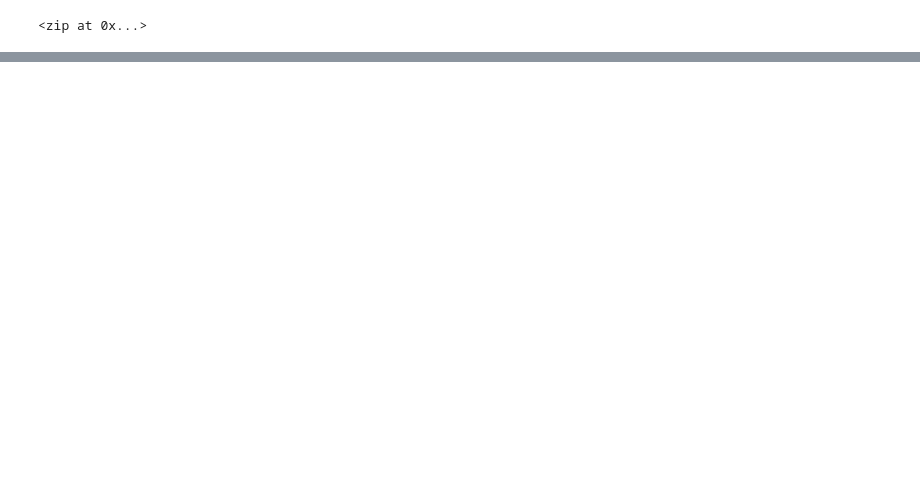
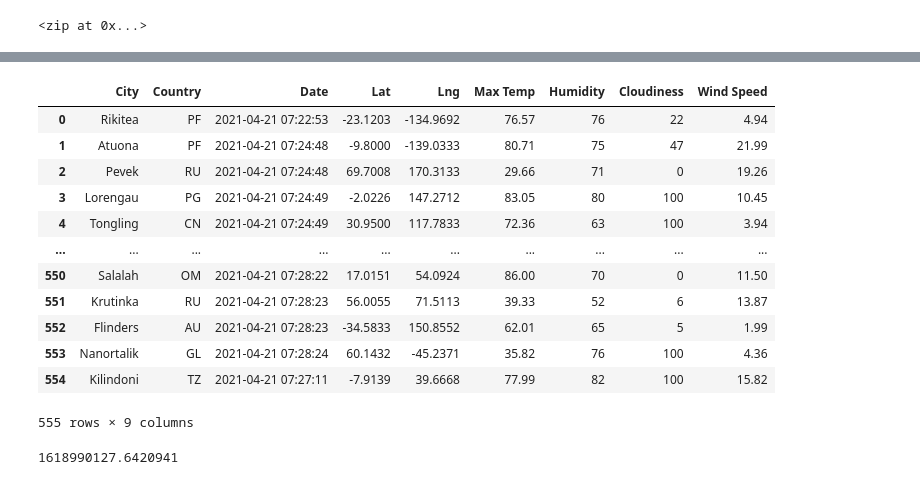
Before and after one commit to MikMickey/World_Weather_Analysis, a Jupyter notebook: WeatherPy.ipynb, the cells around one changed output, grey strips where cells are left out. Drawn from its saved outputs; the diff is of its cells as text; code cells hidden in the pictures; blank space fills up the shorter version.

Commit message:
update WeatherPy

```diff
--- a/WeatherPy.ipynb
+++ b/WeatherPy.ipynb
@@ -16,0 +44,12 @@ coordinates = list(lat_lngs)
+# %%
+# Create a list for holding the cities.
+cities = []
+# Identify the nearest city for each latitude and longitude combination.
+for coordinate in coordinates:
+    city = citipy.nearest_city(coordinate[0], coordinate[1]).city_name
+
+    # If the city is unique, then we will add it to the cities list.
+    if city not in cities:
+        cities.append(city)
+# Print the city count to confirm sufficient count.
+len(cities)
@@ -60,0 +134,2 @@ len(cities)
+# %%
+url = "http://api.openweathermap.org/data/2.5/weather?units=Imperial&APPID=" + weather_api_key
@@ -60,0 +226,4 @@ len(cities)
+# %%
+# Convert the array of dictionaries to a Pandas DataFrame.
+city_data_df = pd.DataFrame(city_data)
+city_data_df.head(10)
@@ -60,0 +242,21 @@ len(cities)
+# %%
+# Reorder the column order
+new_column_order = ["City", "Country", "Date", "Lat","Lng", "Max Temp", "Humidity", "Cloudiness", "Wind Speed"]
+# %%
+city_data_df = city_data_df[new_column_order]
+
+city_data_df
+# %% [output]
+|  | City | Country | Date | Lat | Lng | Max Temp | Humidity | Cloudiness | Wind Speed |
+| 0 | Rikitea | PF | 2021-04-21 07:22:53 | -23.1203 | -134.9692 | 76.57 | 76 | 22 | 4.94 |
+| 1 | Atuona | PF | 2021-04-21 07:24:48 | -9.8000 | -139.0333 | 80.71 | 75 | 47 | 21.99 |
+| 2 | Pevek | RU | 2021-04-21 07:24:48 | 69.7008 | 170.3133 | 29.66 | 71 | 0 | 19.26 |
+| 3 | Lorengau | PG | 2021-04-21 07:24:49 | -2.0226 | 147.2712 | 83.05 | 80 | 100 | 10.45 |
+| 4 | Tongling | CN | 2021-04-21 07:24:49 | 30.9500 | 117.7833 | 72.36 | 63 | 100 | 3.94 |
+| ... | ... | ... | ... | ... | ... | ... | ... | ... | ... |
+| 550 | Salalah | OM | 2021-04-21 07:28:22 | 17.0151 | 54.0924 | 86.00 | 70 | 0 | 11.50 |
+| 551 | Krutinka | RU | 2021-04-21 07:28:23 | 56.0055 | 71.5113 | 39.33 | 52 | 6 | 13.87 |
+| 552 | Flinders | AU | 2021-04-21 07:28:23 | -34.5833 | 150.8552 | 62.01 | 65 | 5 | 1.99 |
+| 553 | Nanortalik | GL | 2021-04-21 07:28:24 | 60.1432 | -45.2371 | 35.82 | 76 | 100 | 4.36 |
+| 554 | Kilindoni | TZ | 2021-04-21 07:27:11 | -7.9139 | 39.6668 | 77.99 | 82 | 100 | 15.82 |
+555 rows × 9 columns
@@ -60,0 +275,8 @@ len(cities)
+# %%
+# Import the time module.
+import time
+# Get today's date in seconds.
+today = time.time()
+today
+# %% [output]
+1618990127.6420941
```
Also changed, not shown: parts of 34 cells of this notebook, 3 other files.
